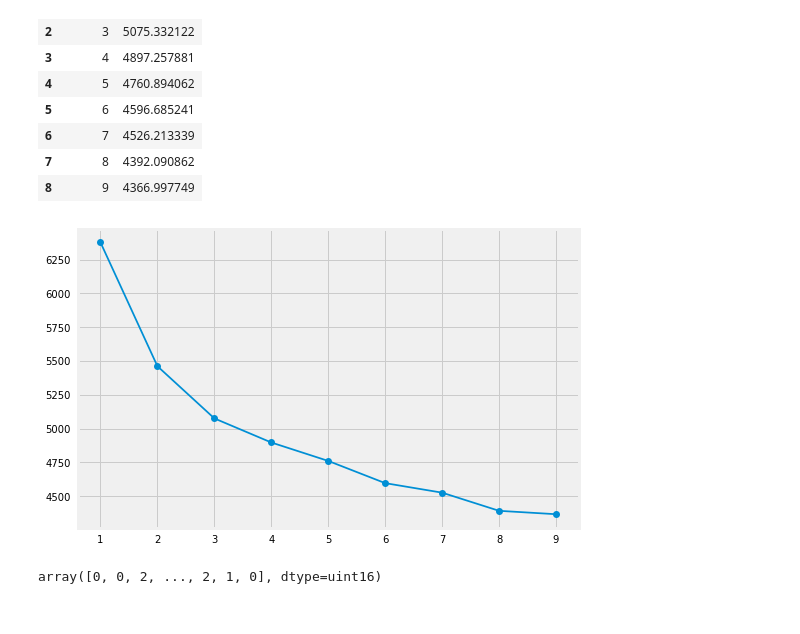
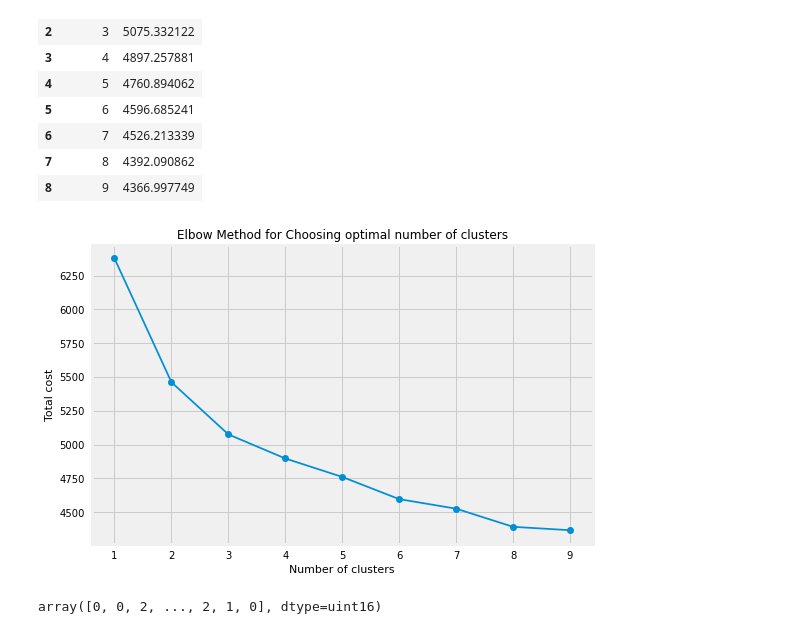
Before and after one commit to eamonoflamancha/duolingo, a Jupyter notebook: Notebooks/Clustering.ipynb, the cells around one changed output. Saved outputs shown, nothing was run; the diff lists cells and outputs as text; code cells hidden in the pictures.

Commit message:
Update plot

```diff
--- a/Notebooks/Clustering.ipynb
+++ b/Notebooks/Clustering.ipynb
@@ -73,8 +73,9 @@ array([['18-34', '$26,000 - $75,000', 'JP', ..., False,
        ['55 - 74', '$26,000 - $75,000', 'FR', ..., False,
         0.4791666666666666, 0.6339191956287543]], dtype=object)
 # %%
+#let's try to run up to 15 clusters
 cost = []
-for cluster in range(1, 10):
+for cluster in range(1, 16):
     try:
         kprototype = KPrototypes(n_jobs = -1, n_clusters = cluster, init = 'Huang', random_state = 42)
         kprototype.fit_predict(dfMatrix, categorical = catColumnsPos)
@@ -108,9 +109,12 @@ df_cost = pd.DataFrame({'Cluster':range(1, 10), 'Cost':cost})
 # %%
 fig, ax = plt.subplots()
 ax.plot(df_cost['Cluster'], df_cost['Cost'], 'o-')
+ax.set_xlabel('Number of clusters')
+ax.set_ylabel('Total cost')
+ax.set_title('Elbow Method for Choosing optimal number of clusters')
 plt.show()
 # %% [output]
-[figure, old version]
+[figure, new version]
 # %%
 kprototype = KPrototypes(n_jobs = -1, n_clusters = 3, init = 'Huang', random_state = 42)
 kprototype.fit_predict(dfMatrix, categorical = catColumnsPos)
```
Also changed, not shown: parts of 5 cells of this notebook.
